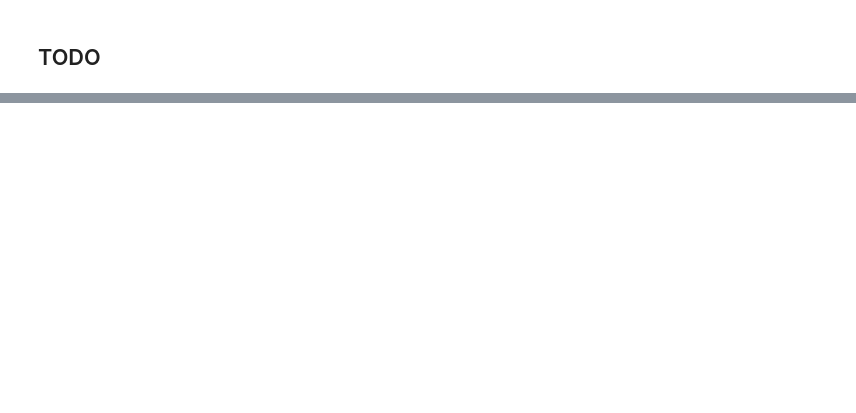
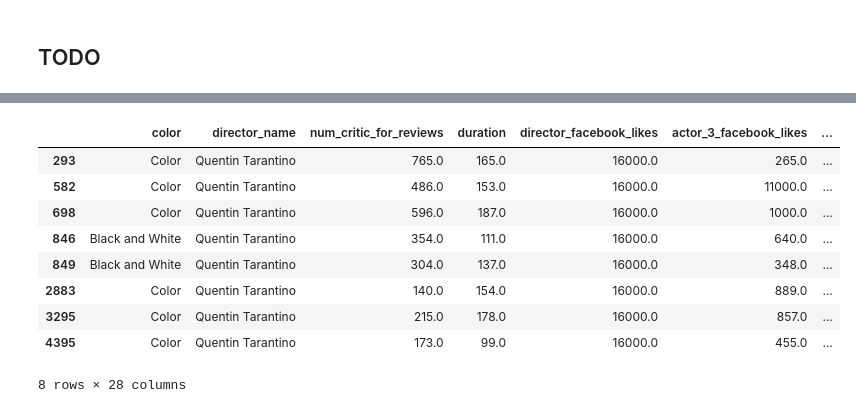
Before and after one commit to daeminkim/Numpy_Pandas_Matplotlib, a Jupyter notebook: 02_Pandas_DataFrame.ipynb, the cells around one changed output, grey strips where cells are left out. Saved outputs shown, nothing was run; the diff lists cells and outputs as text; code cells hidden in the pictures; blank space fills up the shorter version.

```diff
--- a/02_Pandas_DataFrame.ipynb
+++ b/02_Pandas_DataFrame.ipynb
@@ -1936,4 +2134,16 @@ df1.iloc[5:10,[0,1,2]]
 # %%
 #TODO:  감독이름(director_name)이 'Quentin Tarantino' 의 영화들만 조회
+df[df['director_name']=='Quentin Tarantino']
+# %% [output]
+|  | color | director_name | num_critic_for_reviews | duration | director_facebook_likes | actor_3_facebook_likes | ... |
+| 293 | Color | Quentin Tarantino | 765.0 | 165.0 | 16000.0 | 265.0 | ... |
+| 582 | Color | Quentin Tarantino | 486.0 | 153.0 | 16000.0 | 11000.0 | ... |
+| 698 | Color | Quentin Tarantino | 596.0 | 187.0 | 16000.0 | 1000.0 | ... |
+| 846 | Black and White | Quentin Tarantino | 354.0 | 111.0 | 16000.0 | 640.0 | ... |
+| 849 | Black and White | Quentin Tarantino | 304.0 | 137.0 | 16000.0 | 348.0 | ... |
+| 2883 | Color | Quentin Tarantino | 140.0 | 154.0 | 16000.0 | 889.0 | ... |
+| 3295 | Color | Quentin Tarantino | 215.0 | 178.0 | 16000.0 | 857.0 | ... |
+| 4395 | Color | Quentin Tarantino | 173.0 | 99.0 | 16000.0 | 455.0 | ... |
+8 rows × 28 columns
 # %%
 # TODO: James Cameron의 영화중 상영시간이 150분 이상인 영화들의 제목(movie_title), 상영시간(durations), 컬러여부(color) 조회
```
Also changed, not shown: parts of 39 cells of this notebook.
